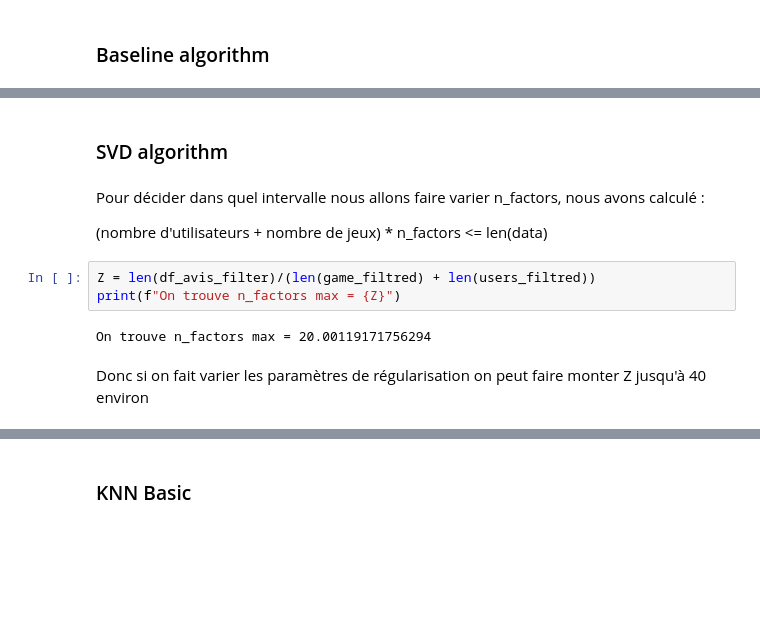
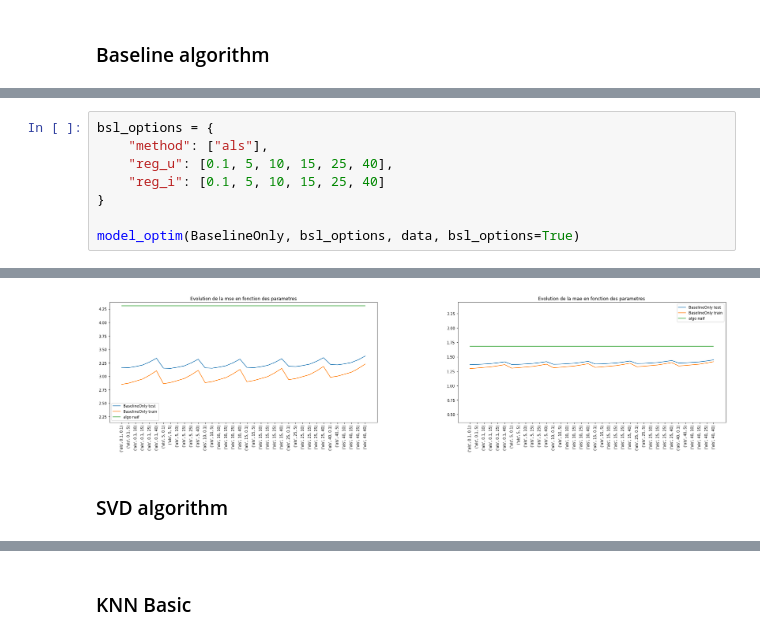
Before and after one commit to Amayas29/review-analysis, a Jupyter notebook: src/6_filtrage_colaboratif.ipynb, the cells around one changed output, grey strips where cells are left out. Saved outputs shown, nothing was run; the diff lists cells and outputs as text; blank space fills up the shorter version.

```diff
--- a/src/6_filtrage_colaboratif.ipynb
+++ b/src/6_filtrage_colaboratif.ipynb
@@ -319,0 +398,9 @@ Rang du jeu : 60.401580660544546
+# %%
+bsl_options = {
+    "method": ["als"],
+    "reg_u": [0.1, 5, 10, 15, 25, 40],
+    "reg_i": [0.1, 5, 10, 15, 25, 40]
+}
+
+model_optim(BaselineOnly, bsl_options, data, bsl_options=True)
+# %% [output]
@@ -320,13 +411,3 @@ Rang du jeu : 60.401580660544546
+[figure, added]
 # %% [markdown]
 ### SVD algorithm
-# %% [markdown]
-Pour décider dans quel intervalle nous allons faire varier n_factors, nous avons calculé :
-
-(nombre d'utilisateurs + nombre de jeux) * n_factors <= len(data)
-# %%
-Z = len(df_avis_filter)/(len(game_filtred) + len(users_filtred))
-print(f"On trouve n_factors max = {Z}")
-# %% [output]
-On trouve n_factors max = 20.00119171756294
-# %% [markdown]
-Donc si on fait varier les paramètres de régularisation on peut faire monter Z jusqu'à 40 environ
```
Also changed, not shown: parts of 25 cells of this notebook, 1 other file.
